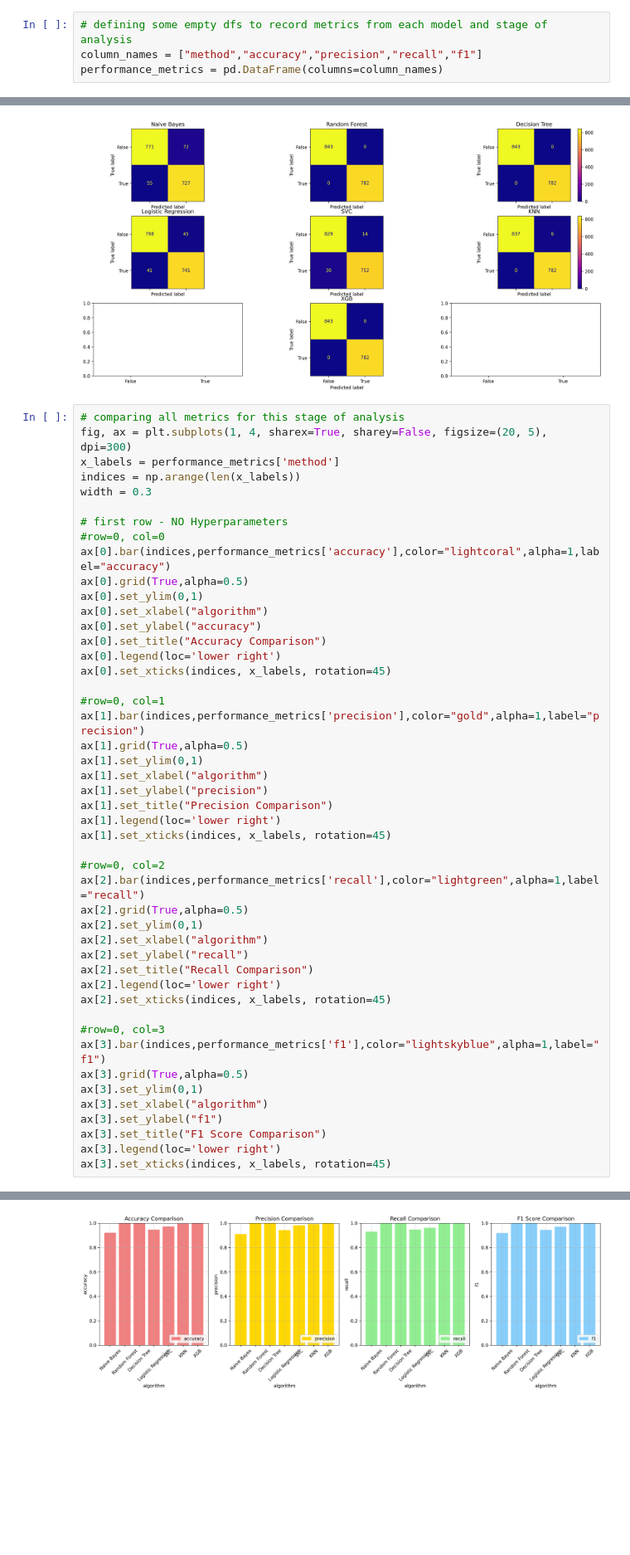
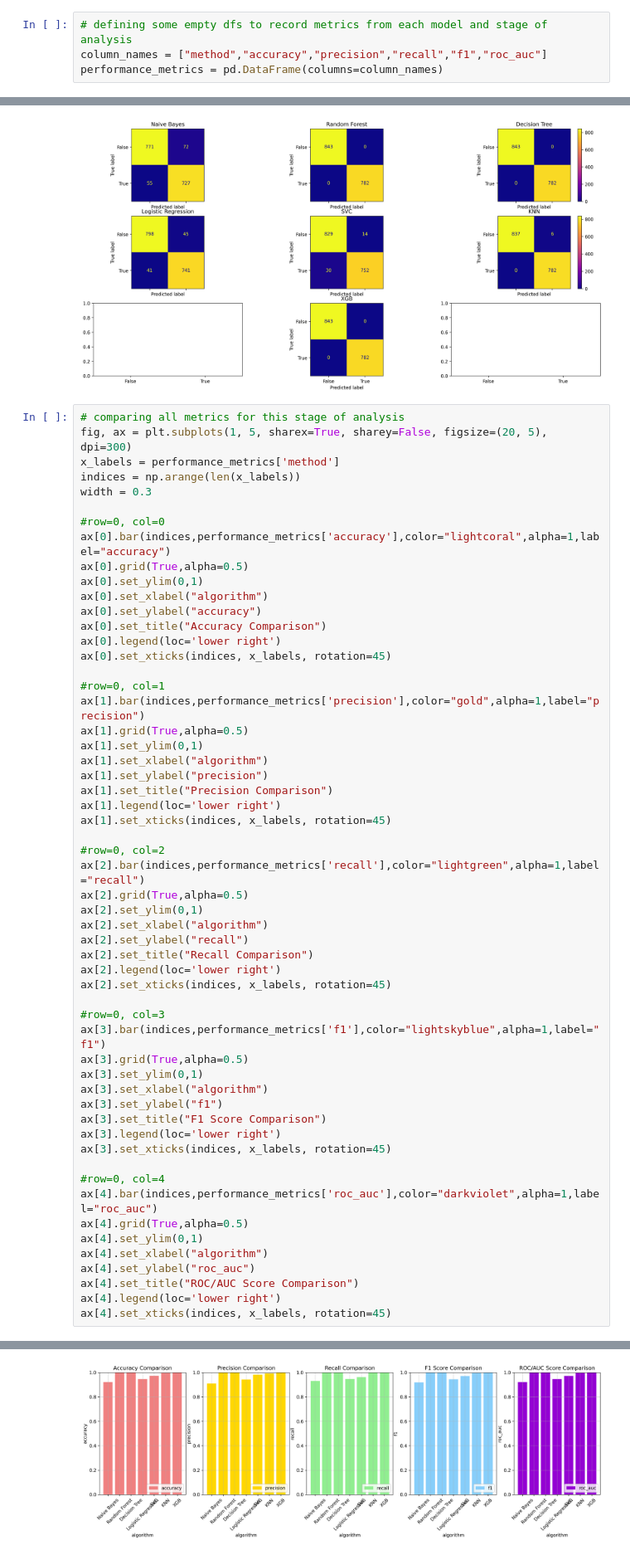
Before and after one commit to awesomecosmos/Mushroom-Classification, a Jupyter notebook: mushroom_classification.ipynb, the cells around one changed output, grey strips where cells are left out. Shown at 83% size. Drawn from its saved outputs; the diff is of its cells as text; blank space fills up the shorter version.

Commit message:
added ROC AUC score metric and plot

```diff
--- a/mushroom_classification.ipynb
+++ b/mushroom_classification.ipynb
@@ -347,7 +349,7 @@ Y = df2['class']
 X_train, X_test, y_train, y_test = train_test_split(X, Y, test_size = 0.2, random_state = 42)
 # %%
 # defining some empty dfs to record metrics from each model and stage of analysis
-column_names = ["method","accuracy","precision","recall","f1"]
+column_names = ["method","accuracy","precision","recall","f1","roc_auc"]
 performance_metrics = pd.DataFrame(columns=column_names)
 # %% [markdown]
 Now we will use some models and classify the data.
@@ -456,12 +464,11 @@ fig.show()
 [figure]
 # %%
 # comparing all metrics for this stage of analysis
-fig, ax = plt.subplots(1, 4, sharex=True, sharey=False, figsize=(20, 5), dpi=300)
+fig, ax = plt.subplots(1, 5, sharex=True, sharey=False, figsize=(20, 5), dpi=300)
 x_labels = performance_metrics['method']
 indices = np.arange(len(x_labels))
 width = 0.3
 
-# first row - NO Hyperparameters
 #row=0, col=0
 ax[0].bar(indices,performance_metrics['accuracy'],color="lightcoral",alpha=1,label="accuracy")
 ax[0].grid(True,alpha=0.5)
@@ -482,31 +489,41 @@ ax[1].set_title("Precision Comparison")
 ax[1].legend(loc='lower right')
 ax[1].set_xticks(indices, x_labels, rotation=45)
 
 #row=0, col=2
 ax[2].bar(indices,performance_metrics['recall'],color="lightgreen",alpha=1,label="recall")
 ax[2].grid(True,alpha=0.5)
 ax[2].set_ylim(0,1)
 ax[2].set_xlabel("algorithm")
 ax[2].set_ylabel("recall")
 ax[2].set_title("Recall Comparison")
 ax[2].legend(loc='lower right')
 ax[2].set_xticks(indices, x_labels, rotation=45)
 
 #row=0, col=3
 ax[3].bar(indices,performance_metrics['f1'],color="lightskyblue",alpha=1,label="f1")
 ax[3].grid(True,alpha=0.5)
 ax[3].set_ylim(0,1)
 ax[3].set_xlabel("algorithm")
 ax[3].set_ylabel("f1")
 ax[3].set_title("F1 Score Comparison")
 ax[3].legend(loc='lower right')
 ax[3].set_xticks(indices, x_labels, rotation=45)
+
+#row=0, col=4
+ax[4].bar(indices,performance_metrics['roc_auc'],color="darkviolet",alpha=1,label="roc_auc")
+ax[4].grid(True,alpha=0.5)
+ax[4].set_ylim(0,1)
+ax[4].set_xlabel("algorithm")
+ax[4].set_ylabel("roc_auc")
+ax[4].set_title("ROC/AUC Score Comparison")
+ax[4].legend(loc='lower right')
+ax[4].set_xticks(indices, x_labels, rotation=45)
 # %% [output]
 [<matplotlib.axis.XTick at 0x...>,
  <matplotlib.axis.XTick at 0x...>,
  <matplotlib.axis.XTick at 0x...>,
  <matplotlib.axis.XTick at 0x...>,
  <matplotlib.axis.XTick at 0x...>,
  <matplotlib.axis.XTick at 0x...>,
  <matplotlib.axis.XTick at 0x...>]
-[figure, old version]
+[figure, new version]
```
Also changed, not shown: parts of 8 cells of this notebook.
